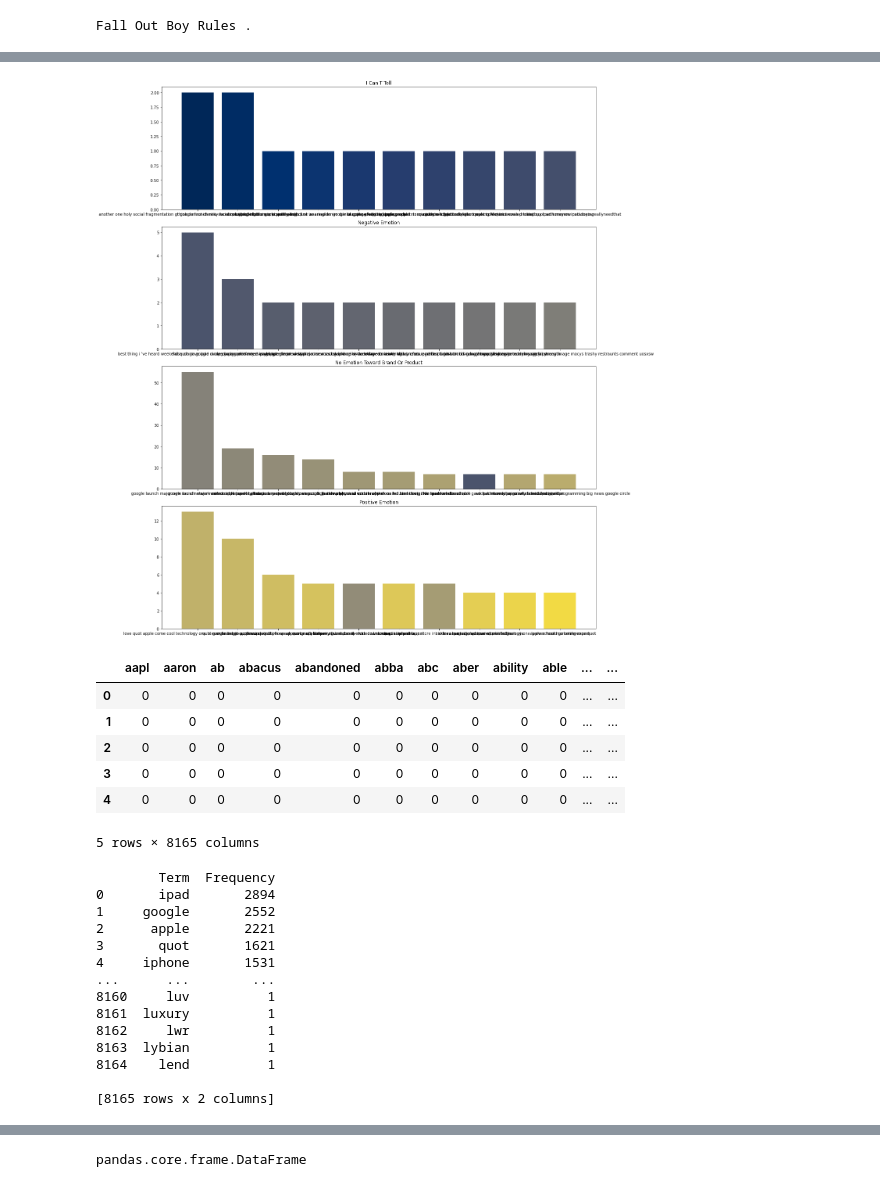
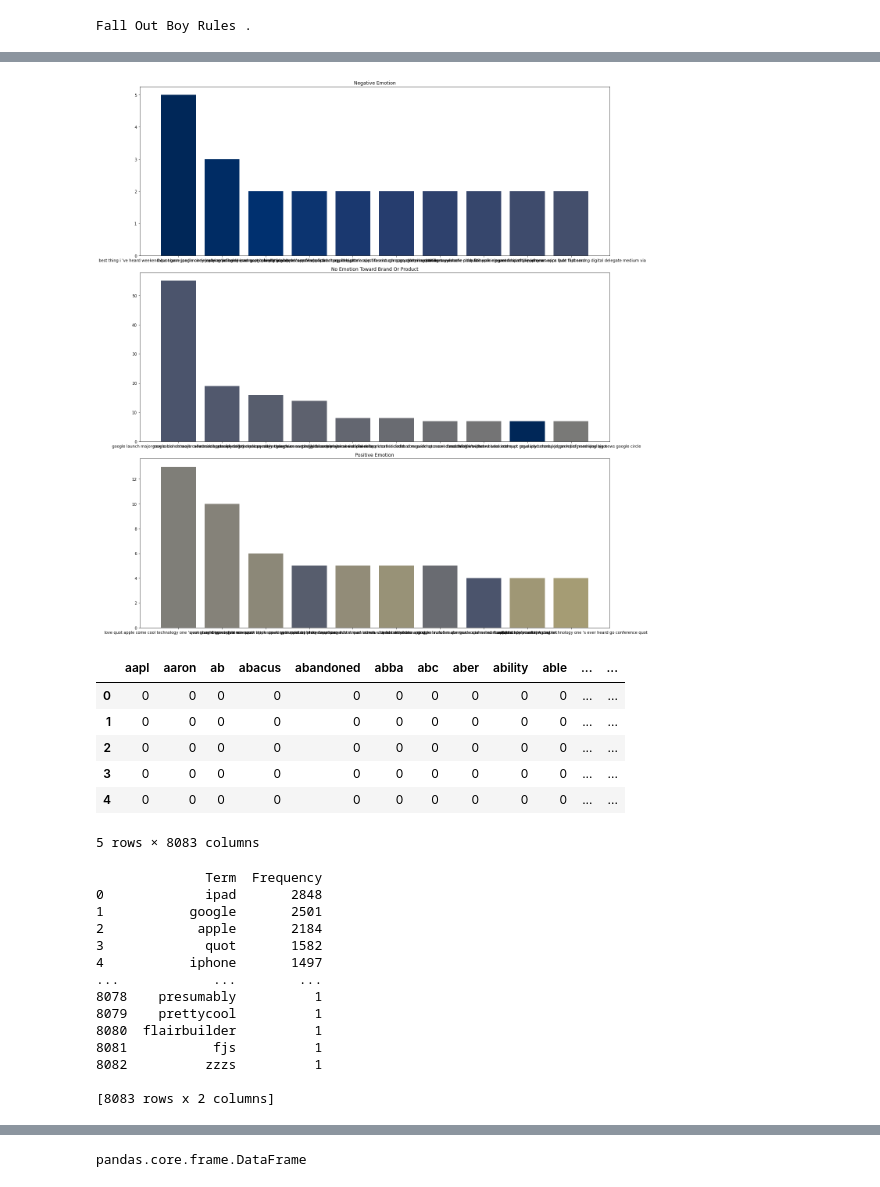
Before and after one commit to meghana-pakala/NLP-project, a Jupyter notebook: notebooks-2/exploring-data-KP.ipynb, the cells around one changed output, grey strips where cells are left out. Saved outputs shown, nothing was run; the diff lists cells and outputs as text; code cells hidden in the pictures.

```diff
--- a/notebooks-2/exploring-data-KP.ipynb
+++ b/notebooks-2/exploring-data-KP.ipynb
@@ -72,3 +101,6 @@ Name: emotion_in_tweet_is_directed_at, dtype: int64
+# %%
+# Dropped rows with "I can't tell" value
+df = df[df['is_there_an_emotion_directed_at_a_brand_or_product'] != "I can't tell"]
 # %%
 df.is_there_an_emotion_directed_at_a_brand_or_product.value_counts()
 # %% [output]
@@ -159,37 +200,37 @@ df.head()
 | 3 | @sxsw I hope this year's festival... | iPad or iPhone App | Negative emotion | hope year's festival crashy year'... | hope year 's festival crashy year... |
 | 4 | @sxtxstate great stuff on Fri #SX... | Google | Positive emotion | great stuff fri marissa mayer goo... | great stuff fri marissa mayer goo... |
 # %%
-fig, axes = plt.subplots(nrows=4, figsize=(20, 20))
+fig, axes = plt.subplots(nrows=3, figsize=(20, 20))
 
 # Empty dictionary to hold words that have been plotted and their colors
 plotted_words_and_colors = {}
 # Choose a color palette
 color_palette = sns.color_palette('cividis', n_colors=38)
 
 # Creating a plot for each unique genre
 data_by_sentiment = [y for _, y in df.groupby('is_there_an_emotion_directed_at_a_brand_or_product', as_index=False)]
 for idx, sentiment_df in enumerate(data_by_sentiment):
     # Find top 10 words in this genre
     all_words_in_sentiment = sentiment_df.lemmatized_text.explode()
     top_10 = all_words_in_sentiment.value_counts()[:10]
 
     # Select appropriate colors, reusing colors if words repeat
     colors = []
     for word in top_10.index:
         if word not in plotted_words_and_colors:
             new_color = color_palette.pop(0)
             plotted_words_and_colors[word] = new_color
         colors.append(plotted_words_and_colors[word])
 
     # Select axes, plot data, set title
     ax = axes[idx]
 #    ax.set_xticklabels(ax.get_xticklabels(), rotation=45, ha='right')
     ax.bar(top_10.index, top_10.values, color=colors)
     ax.set_title(sentiment_df.iloc[0].is_there_an_emotion_directed_at_a_brand_or_product.title())
 
 fig.tight_layout();
 # %% [output]
-[figure, old version]
+[figure, new version]
 # %%
 # Instantiate CountVectorizer
 count_vectorizer = CountVectorizer()
@@ -208,27 +249,27 @@ count_df.head()
 | 2 | 0 | 0 | 0 | 0 | 0 | 0 | 0 | 0 | 0 | 0 | ... | ... |
 | 3 | 0 | 0 | 0 | 0 | 0 | 0 | 0 | 0 | 0 | 0 | ... | ... |
 | 4 | 0 | 0 | 0 | 0 | 0 | 0 | 0 | 0 | 0 | 0 | ... | ... |
-5 rows × 8165 columns
+5 rows × 8083 columns
 # %%
 # Display the frequency table
 freq_table = count_df.sum(axis=0).sort_values(ascending=False).reset_index()
 freq_table.columns = ['Term', 'Frequency']
 print(freq_table)
 # %% [output]
-        Term  Frequency
-0       ipad       2894
-1     google       2552
-2      apple       2221
-3       quot       1621
-4     iphone       1531
-...      ...        ...
-8160     luv          1
-8161  luxury          1
-8162     lwr          1
-8163  lybian          1
-8164    lend          1
+              Term  Frequency
+0             ipad       2848
+1           google       2501
+2            apple       2184
+3             quot       1582
+4           iphone       1497
+...            ...        ...
+8078    presumably          1
+8079    prettycool          1
+8080  flairbuilder          1
+8081           fjs          1
+8082          zzzs          1
 
-[8165 rows x 2 columns]
+[8083 rows x 2 columns]
 # %%
 freq_table = count_df.sum(axis=0).sort_values(ascending=False).reset_index()
 freq_table.columns = ['Term', 'Frequency']
```
Also changed, not shown: parts of 36 cells of this notebook, 1 other file.
